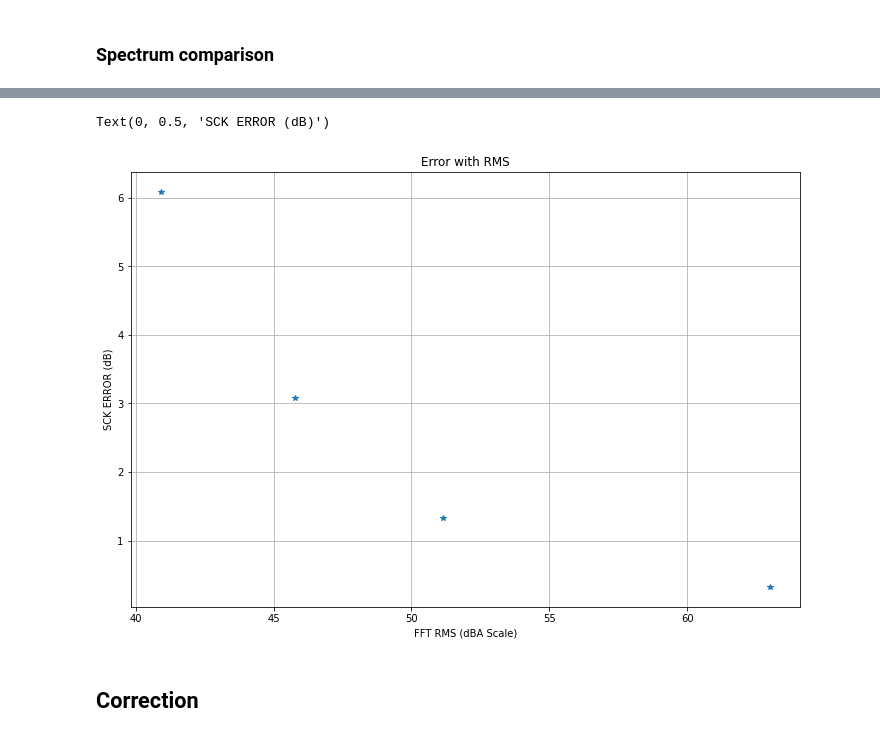
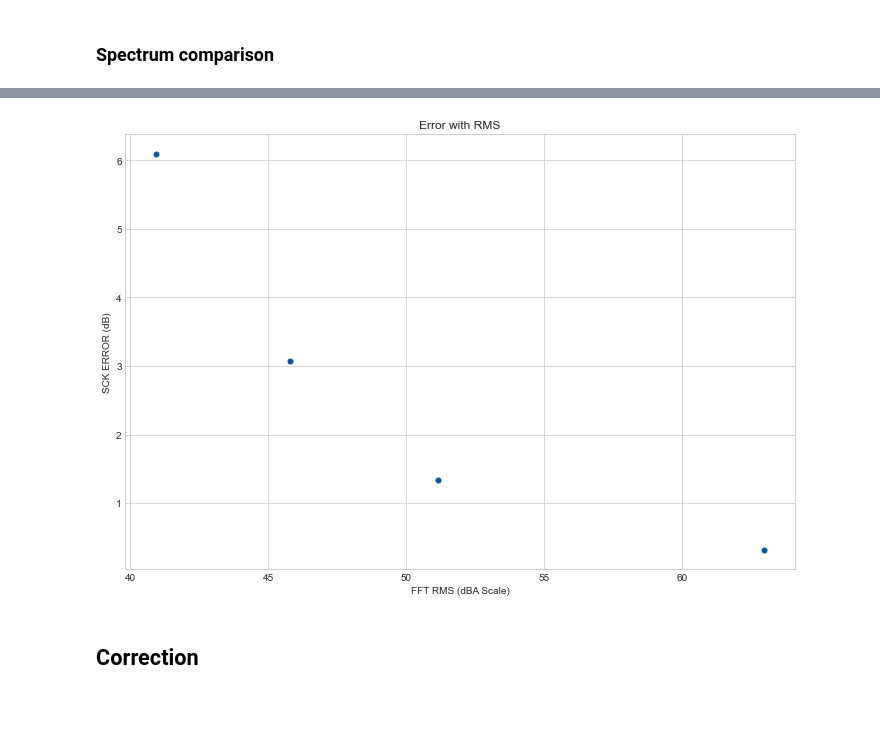
Before and after one commit to fablabbcn/smartcitizen-data, a Jupyter notebook: notebooks/noise-fix-analysis.ipynb, the cells around one changed output, grey strips where cells are left out. Drawn from its saved outputs; the diff is of its cells as text; code cells hidden in the pictures; blank space fills up the shorter version.

```diff
--- a/notebooks/noise-fix-analysis.ipynb
+++ b/notebooks/noise-fix-analysis.ipynb
@@ -334,0 +451,39 @@ plot.show()
+# %%
+fig, ax = plot.subplots(2,2,figsize=(12,8))
+from seaborn import set_palette, regplot
+set_palette('Blues_r')
+
+for sample_nr in [1,2,3,4]:
+    samples = samplesd[sample_nr]['samples']
+    FFT_KIT_RAW = samplesd[sample_nr]['FFT_KIT_RAW']
+    FFT_KIT = samplesd[sample_nr]['FFT_KIT_RAW']
+    samples_cor = samples - avg
+    samples_cor_w = samples_cor * window
+
+    ## From FFT without windowing
+    fourierTransform = np.fft.fft(samples_cor_w)[0:int(samples_n/2)]/len(samples_cor)
+
+    # Exclude sampling frequency
+    fft_raw = np.abs(fourierTransform)
+    fft_raw[1:] *= 2
+
+    fft_weight_equal = fft_raw * equal_table * a_weight_table
+
+    if sample_nr == 1: i = 0; j = 0
+    if sample_nr == 2: i = 0; j = 1
+    if sample_nr == 4: i = 1; j = 1
+    if sample_nr == 3: i = 1; j = 0
+
+    ax[i][j].loglog(bins, fft_weight_equal, 'r', label='A-weighted FFT in python')
+    ax[i][j].loglog(bins, FFT_KIT, label='A-weighted FFT in the SCK')
+
+    ax[i][j].grid(True)
+    ax[i][j].legend()
+    ax[i][j].set_xlabel('Frequency (Hz)')
+    ax[i][j].set_ylabel('FFT (A)')
+
+plot.subplots_adjust(top = 0.92);
+plot.suptitle('Some A-FFTs')
+plot.show()
+
+fig.savefig('/Users/macoscar/Desktop/afftslog.png', dpi = 300, transparent=False, bbox_inches='tight')
@@ -380,37 +537,37 @@ for _sample_nr in samplesd.keys():
     FFT_KIT = samplesd[_sample_nr]['FFT_KIT']
 
     avg = np.mean(samples)
     samples_cor = samples - avg
     samples_cor_w = samples_cor * window
 
     ## From FFT with windowing
     fourierTransform = np.fft.fft(samples_cor_w)[0:int(samples_n/2)]/len(samples_cor_w)
 
     # Exclude sampling frequency
     fft_raw_w = np.abs(fourierTransform)
     fft_raw_w[1:] *= 2
 
     fft_weight_equal = fft_raw_w * equal_table * a_weight_table
 
     rms_fft_samples_weight_equal = 1/rms(window)*rms(fft_weight_equal)*math.sqrt(len(fft_weight_equal))/math.sqrt(2)
     db_fft_samples_weight_equal = db(rms_fft_samples_weight_equal)
 
     ## From the kit
     rms_fft_kit = 1/rms(window)*rms(FFT_KIT)*math.sqrt(len(FFT_KIT))/math.sqrt(2)
     db_fft_kit = db(rms_fft_kit)
 
     rmss.append(db_fft_samples_weight_equal)
     errors.append(db_fft_kit - db_fft_samples_weight_equal)
 
 fig, ax = plot.subplots(figsize=(12,8))
-plot.plot(rmss, errors, '*')
+plot.plot(rmss, errors, '.', markersize='10')
 plot.title('Error with RMS')
-plot.grid()
+plot.grid(True)
 plot.xlabel('FFT RMS (dBA Scale)')
 plot.ylabel('SCK ERROR (dB)')
+fig.savefig('/Users/macoscar/Desktop/rms.png', dpi = 300, transparent=False, bbox_inches='tight')
 # %% [output]
-Text(0, 0.5, 'SCK ERROR (dB)')
-[figure, old version]
+[figure, new version]
 # %% [markdown]
 ## Correction
 # %%
```
Also changed, not shown: parts of 30 cells of this notebook.
